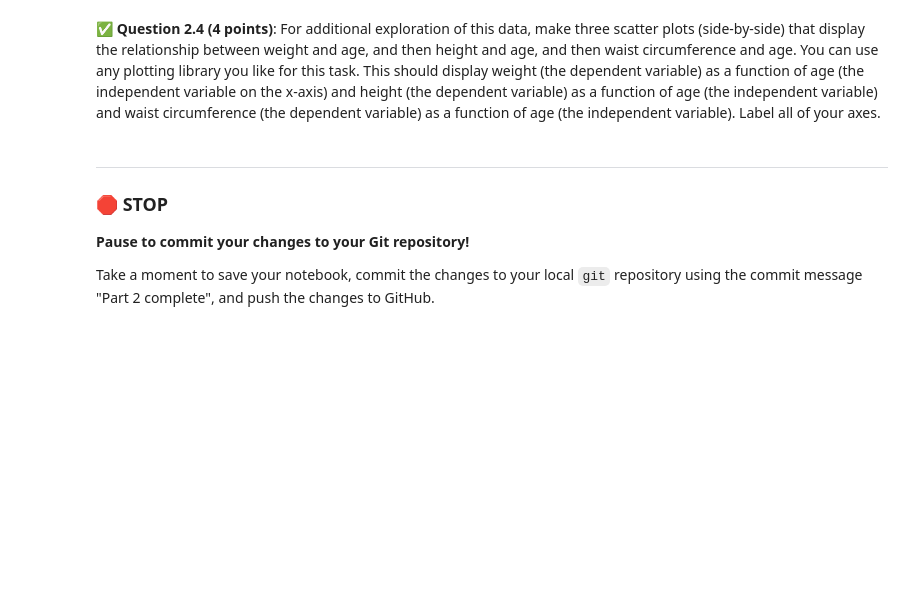
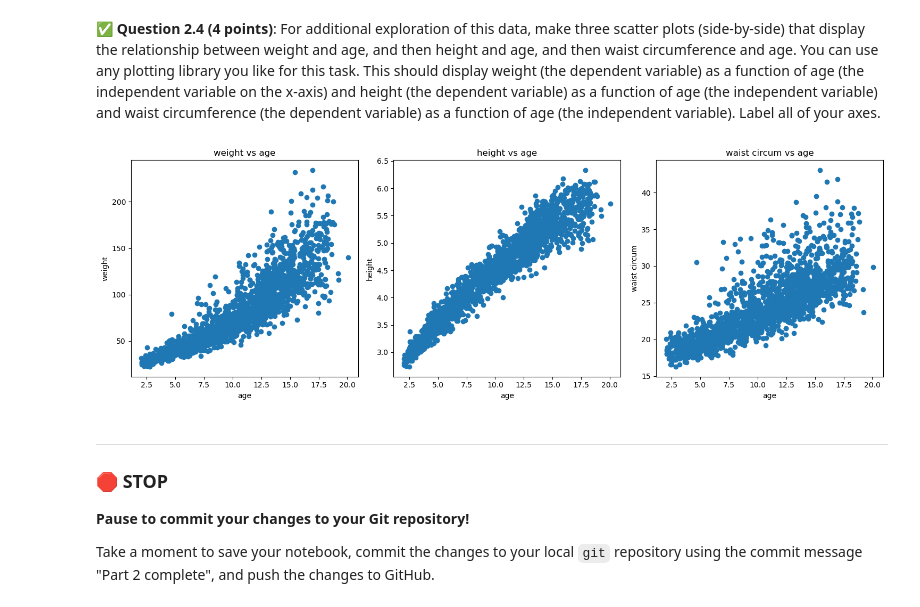
Before and after one commit to zemblak1/CMSE202-s26-turnin, a Jupyter notebook: hw-04/HW-04_RegressionClassification-STUDENT.ipynb, the cells around one changed output. Saved outputs shown, nothing was run; the diff lists cells and outputs as text; code cells hidden in the pictures; blank space fills up the shorter version.

```diff
--- a/hw-04/HW-04_RegressionClassification-STUDENT.ipynb
+++ b/hw-04/HW-04_RegressionClassification-STUDENT.ipynb
@@ -117,29 +117,31 @@ std    4.201508  38.358233  0.785338      4.289688     1.013657
 # %%
 # Put your code here
 import matplotlib.pyplot as plt
 
 fig, axes = plt.subplots(1, 3, figsize=(15, 5))
 
-axes[0].scatter(df['age'], df['weight_lb'])
-axes[0].set_xlabel('Age (years)')
-axes[0].set_ylabel('Weight (pounds)')
-axes[0].set_title('Weight vs Age')
+axes[0].scatter(df["age"], df["weight"])
+axes[0].set_xlabel("age")
+axes[0].set_ylabel("weight")
+axes[0].set_title("weight vs age")
 
-axes[1].scatter(df['age'], df['height"])
-axes[1].set_xlabel('age')
-axes[1].set_ylabel('height')
-axes[1].set_title('heigh vs age')
+axes[1].scatter(df["age"], df["height"])
+axes[1].set_xlabel("age")
+axes[1].set_ylabel("height")
+axes[1].set_title("height vs age")
 
-axes[2].scatter(df['age'], df['waist'])
-axes[2].set_xlabel('age')
-axes[2].set_ylabel('waist circum')
-axes[2].set_title('waist circum vs age')
+axes[2].scatter(df["age"], df["waist_circum"])
+axes[2].set_xlabel("age")
+axes[2].set_ylabel("waist circum")
+axes[2].set_title("waist circum vs age")
 
 # Adjust layout so plots don't overlap
 plt.tight_layout()
 
 # Show plots
 plt.show()
+# %% [output]
+[figure, added]
 # %% [markdown]
 ---
 ### &#128721; STOP
```
Also changed, not shown: parts of 4 cells of this notebook.
